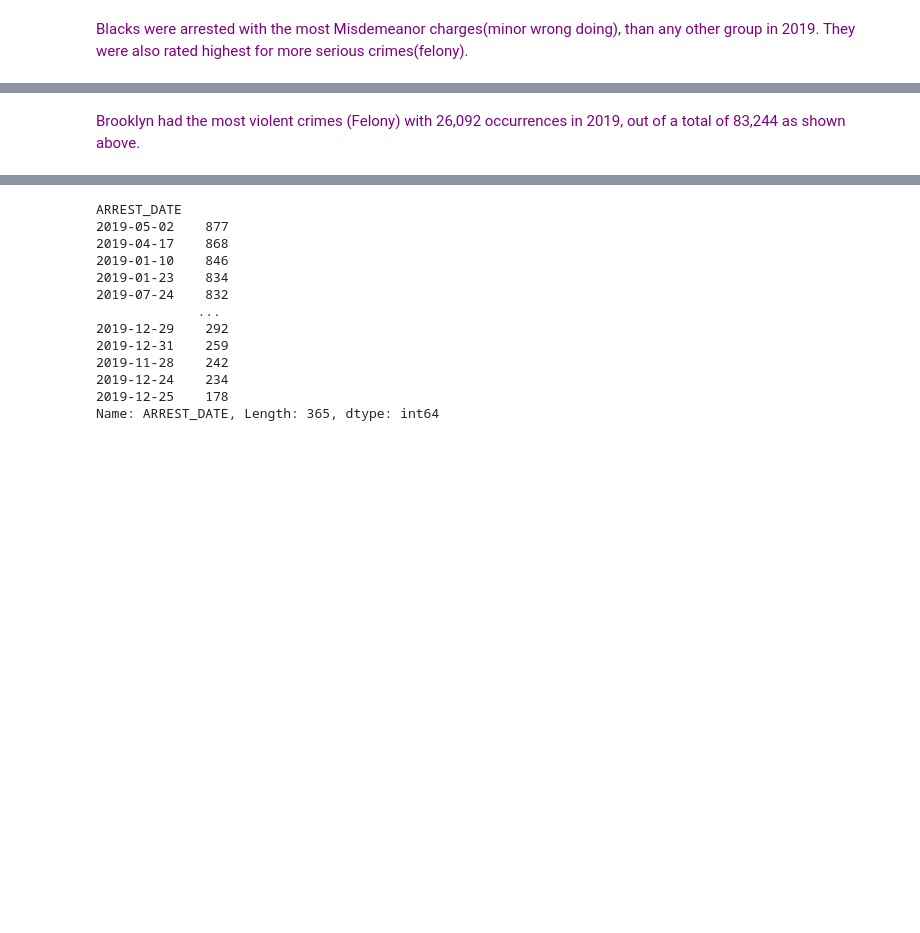
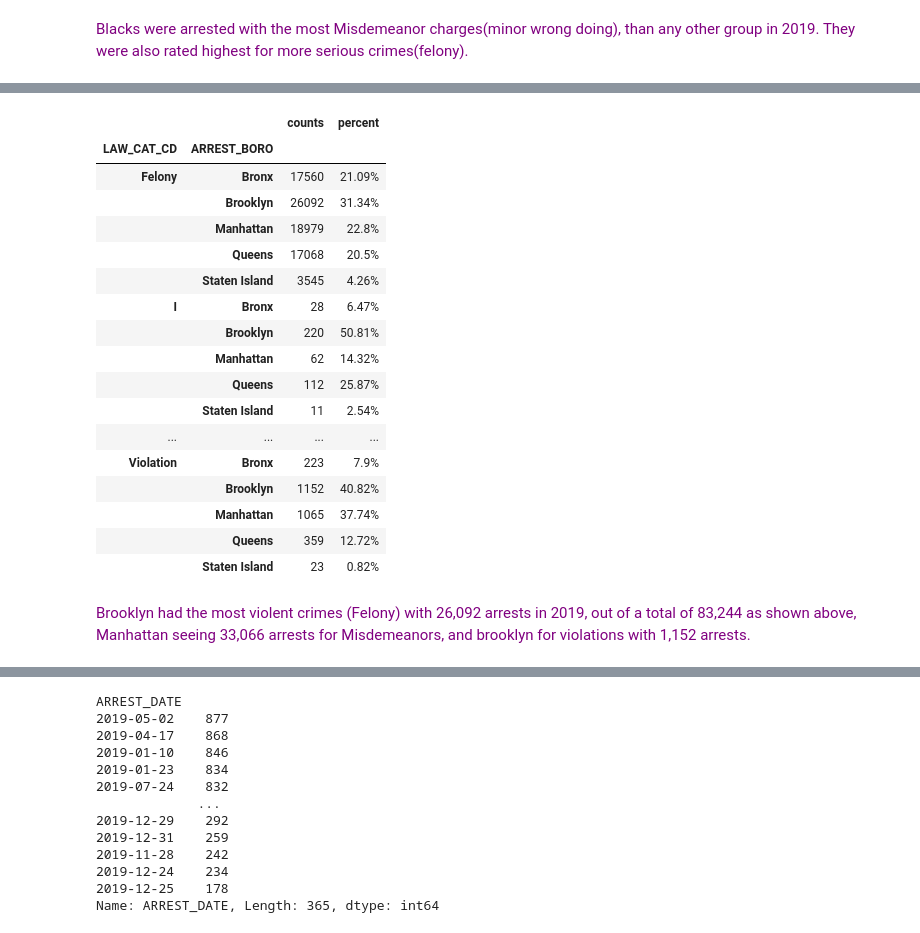
Before and after one commit to city-college-machine-learning/NYPD_Arrest_Analysis, a Jupyter notebook: NYPD_Arrest_Analysis.ipynb, the cells around one changed output, grey strips where cells are left out. Saved outputs shown, nothing was run; the diff lists cells and outputs as text; code cells hidden in the pictures; blank space fills up the shorter version.

```diff
--- a/NYPD_Arrest_Analysis.ipynb
+++ b/NYPD_Arrest_Analysis.ipynb
@@ -446,2 +402,26 @@ Name: ARREST_BORO, dtype: int64
+# %%
+counts = nypd.groupby('LAW_CAT_CD')['ARREST_BORO'].value_counts().sort_values(ascending = False)
+percent = nypd. groupby('LAW_CAT_CD')['ARREST_BORO'].value_counts(normalize = True).mul(100).round(2).astype(str) + '%'
+
+pd.DataFrame({'counts': counts, 'percent': percent})
+# %% [output]
+|  |  | counts | percent |
+| LAW_CAT_CD | ARREST_BORO |  |  |
+| Felony | Bronx | 17560 | 21.09% |
+|  | Brooklyn | 26092 | 31.34% |
+|  | Manhattan | 18979 | 22.8% |
+|  | Queens | 17068 | 20.5% |
+|  | Staten Island | 3545 | 4.26% |
+| I | Bronx | 28 | 6.47% |
+|  | Brooklyn | 220 | 50.81% |
+|  | Manhattan | 62 | 14.32% |
+|  | Queens | 112 | 25.87% |
+|  | Staten Island | 11 | 2.54% |
+| ... | ... | ... | ... |
+| Violation | Bronx | 223 | 7.9% |
+|  | Brooklyn | 1152 | 40.82% |
+|  | Manhattan | 1065 | 37.74% |
+|  | Queens | 359 | 12.72% |
+|  | Staten Island | 23 | 0.82% |
 # %% [markdown]
-<font color = 'purple'> Brooklyn had the most violent crimes (Felony) with 26,092 occurrences in 2019, out of a total of 83,244 as shown above.</font>
+<font color = 'purple'> Brooklyn had the most violent crimes (Felony) with 26,092 arrests in 2019, out of a total of 83,244 as shown above, Manhattan seeing 33,066 arrests for Misdemeanors, and brooklyn for violations with 1,152 arrests.</font>
```
Also changed, not shown: parts of 28 cells of this notebook.
